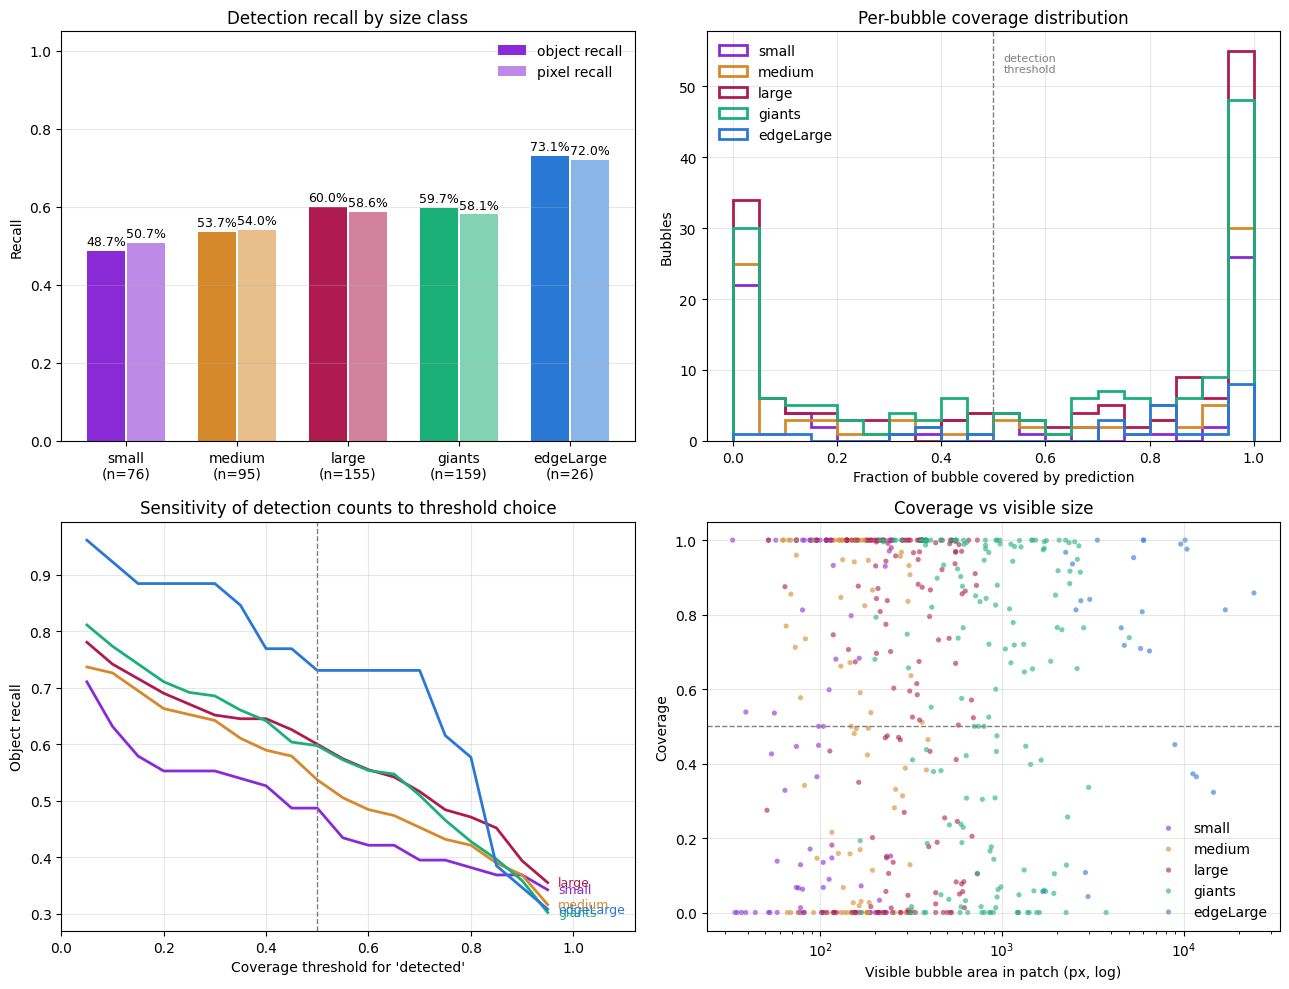
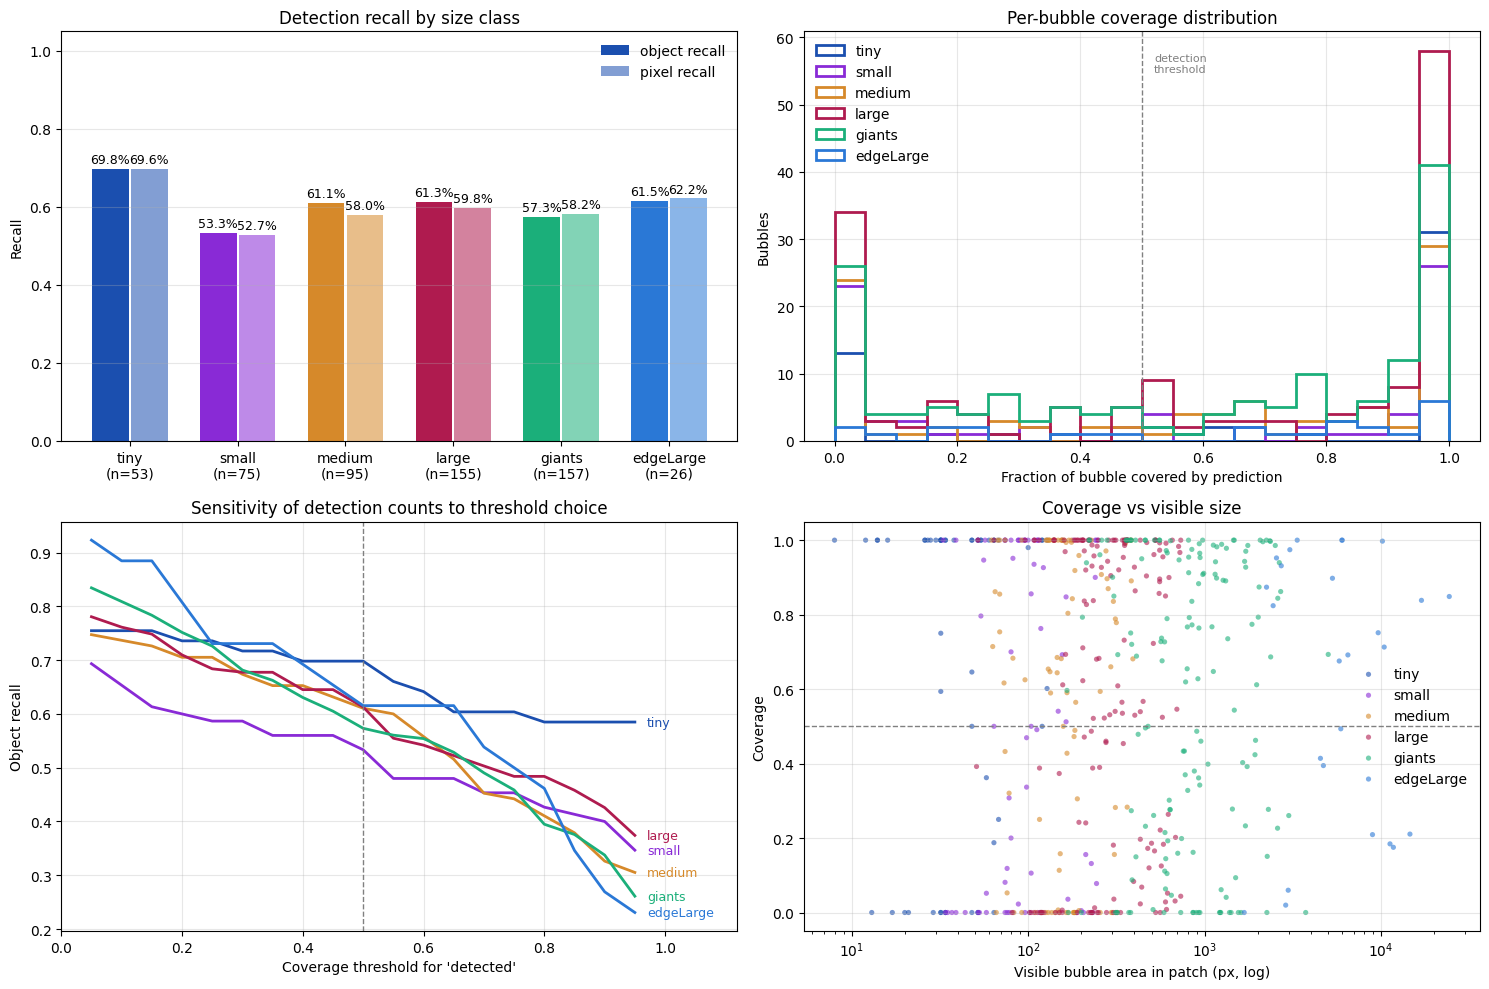
The notebook cell's code change between the first figure and the second:
--- before
+++ after
@@ -1,3 +1,3 @@
-fig, axes = plt.subplots(2, 2, figsize=(13, 10))
+fig, axes = plt.subplots(2, 2, figsize=(15, 10))
 
 # --- panel 1: object vs pixel recall per class

Commit: (add): stage05 training